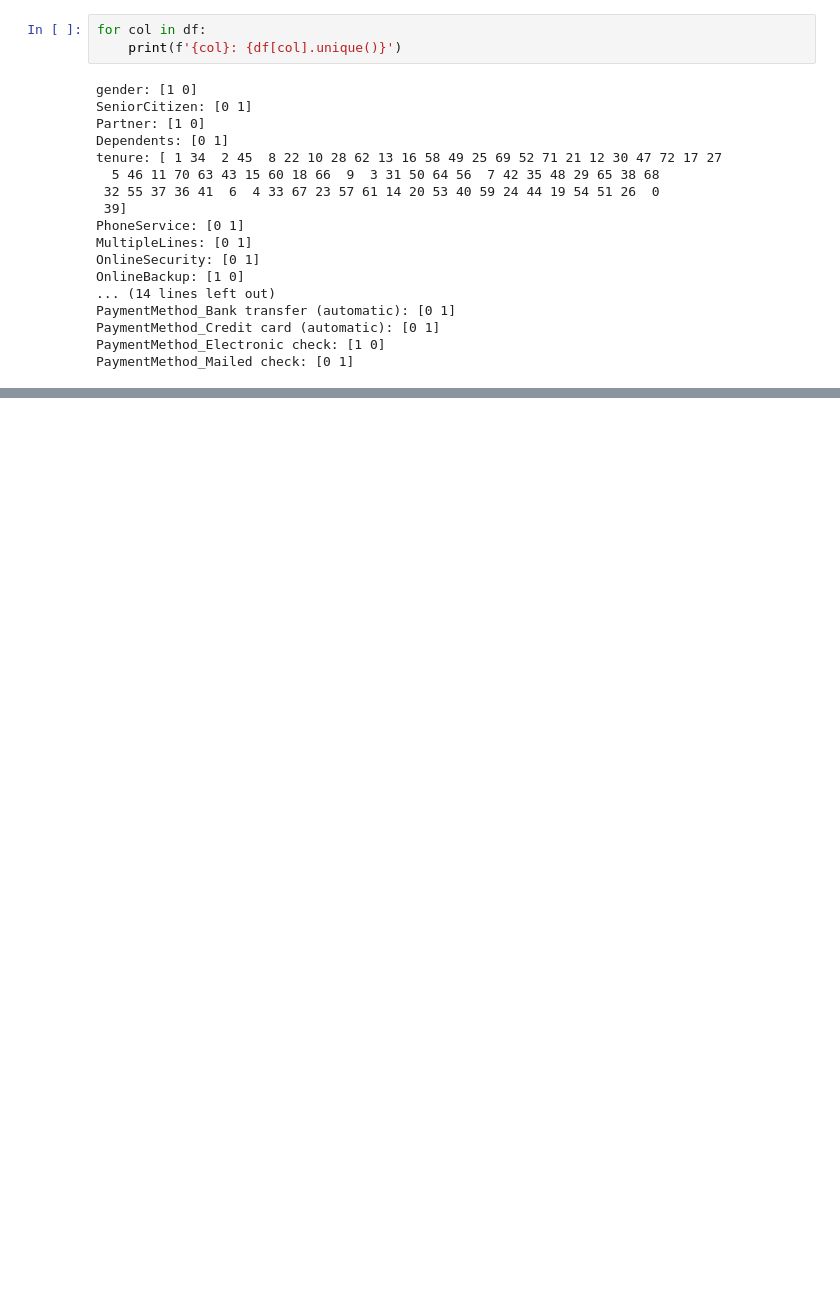
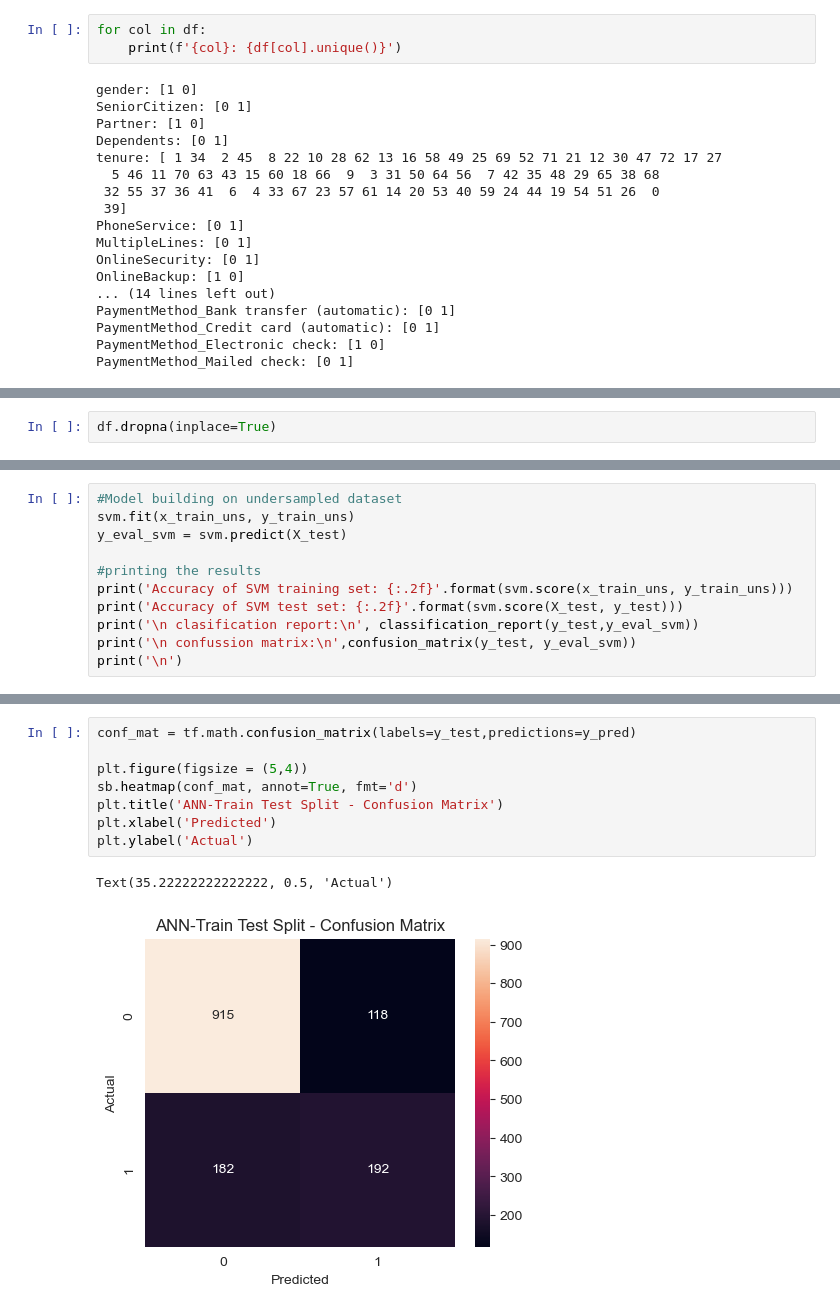
Before and after one commit to neucavingclub/project-portfolio, a Jupyter notebook: MSc-Project/Telco-Notebook.ipynb, the cells around one changed output, grey strips where cells are left out. Cells and saved outputs as stored; diff of their text form; blank space fills up the shorter version.

```diff
--- a/MSc-Project/Telco-Notebook.ipynb
+++ b/MSc-Project/Telco-Notebook.ipynb
@@ -312,0 +474,2 @@ PaymentMethod_Mailed check: [0 1]
+# %%
+df.dropna(inplace=True)
@@ -312,0 +646,11 @@ PaymentMethod_Mailed check: [0 1]
+# %%
+#Model building on undersampled dataset
+svm.fit(x_train_uns, y_train_uns)
+y_eval_svm = svm.predict(X_test)
+
+#printing the results
+print('Accuracy of SVM training set: {:.2f}'.format(svm.score(x_train_uns, y_train_uns)))
+print('Accuracy of SVM test set: {:.2f}'.format(svm.score(X_test, y_test)))
+print('\n clasification report:\n', classification_report(y_test,y_eval_svm))
+print('\n confussion matrix:\n',confusion_matrix(y_test, y_eval_svm))
+print('\n')
@@ -312,0 +915,11 @@ PaymentMethod_Mailed check: [0 1]
+# %%
+conf_mat = tf.math.confusion_matrix(labels=y_test,predictions=y_pred)
+
+plt.figure(figsize = (5,4))
+sb.heatmap(conf_mat, annot=True, fmt='d')
+plt.title('ANN-Train Test Split - Confusion Matrix')
+plt.xlabel('Predicted')
+plt.ylabel('Actual')
+# %% [output]
+Text(35.22222222222222, 0.5, 'Actual')
+[figure, added]
```
Also changed, not shown: parts of 139 cells of this notebook, 23 other files.
